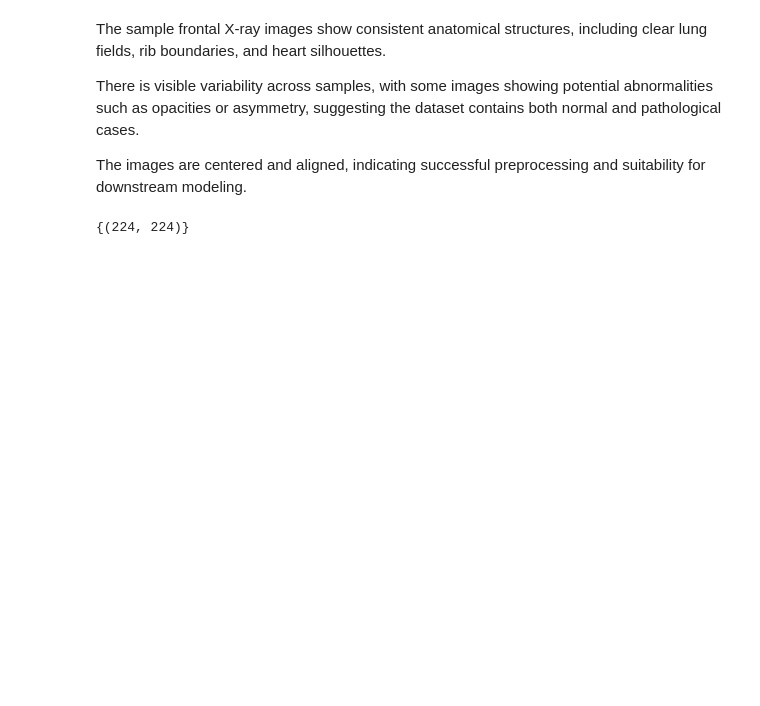
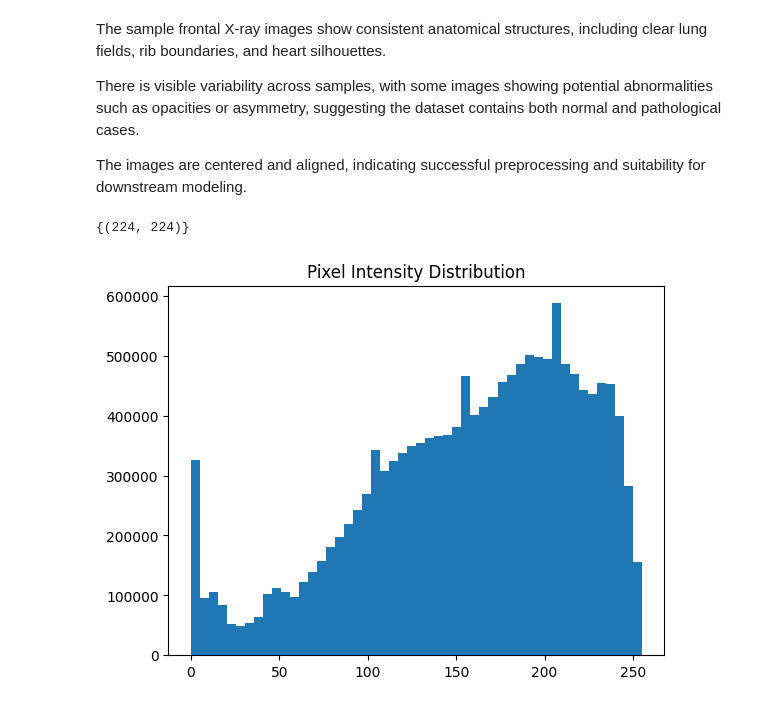
Before and after one commit to Jenyy0416/cs1090b_project, a Jupyter notebook: ms3.ipynb, the cells around one changed output. Cells and saved outputs as stored; diff of their text form; code cells hidden in the pictures; blank space fills up the shorter version.

```diff
--- a/ms3.ipynb
+++ b/ms3.ipynb
@@ -66,3 +90,15 @@ for i in range(len(data)):
 set(sizes)
 # %% [output]
 {(224, 224)}
+# %%
+pixels = []
+
+for i in range(100):
+    img = np.array(data[i]["img_frontal_processed"])
+    pixels.extend(img.flatten())
+
+plt.hist(pixels, bins=50)
+plt.title("Pixel Intensity Distribution")
+plt.show()
+# %% [output]
+[figure, added]
```
Also changed, not shown: parts of 53 cells of this notebook.
